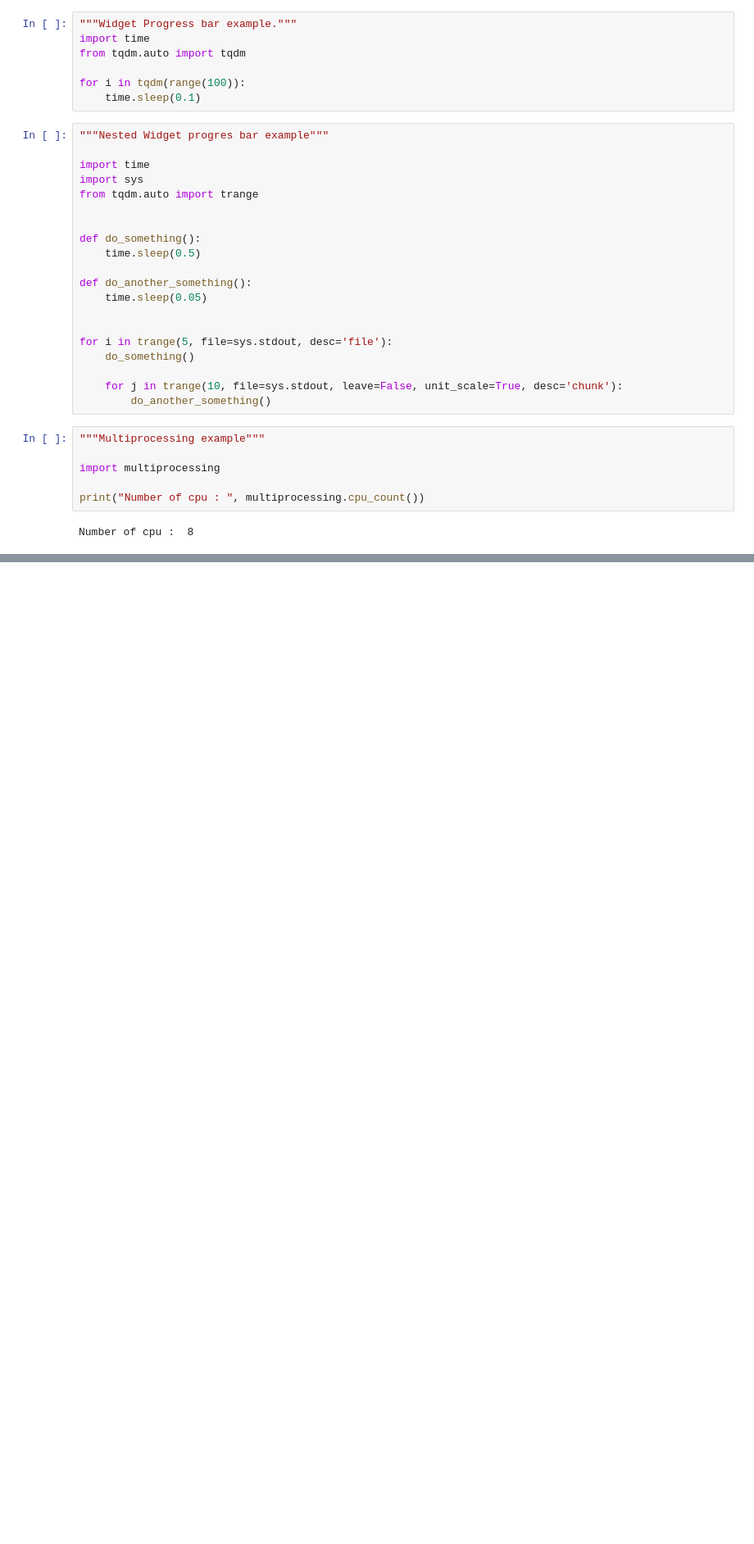
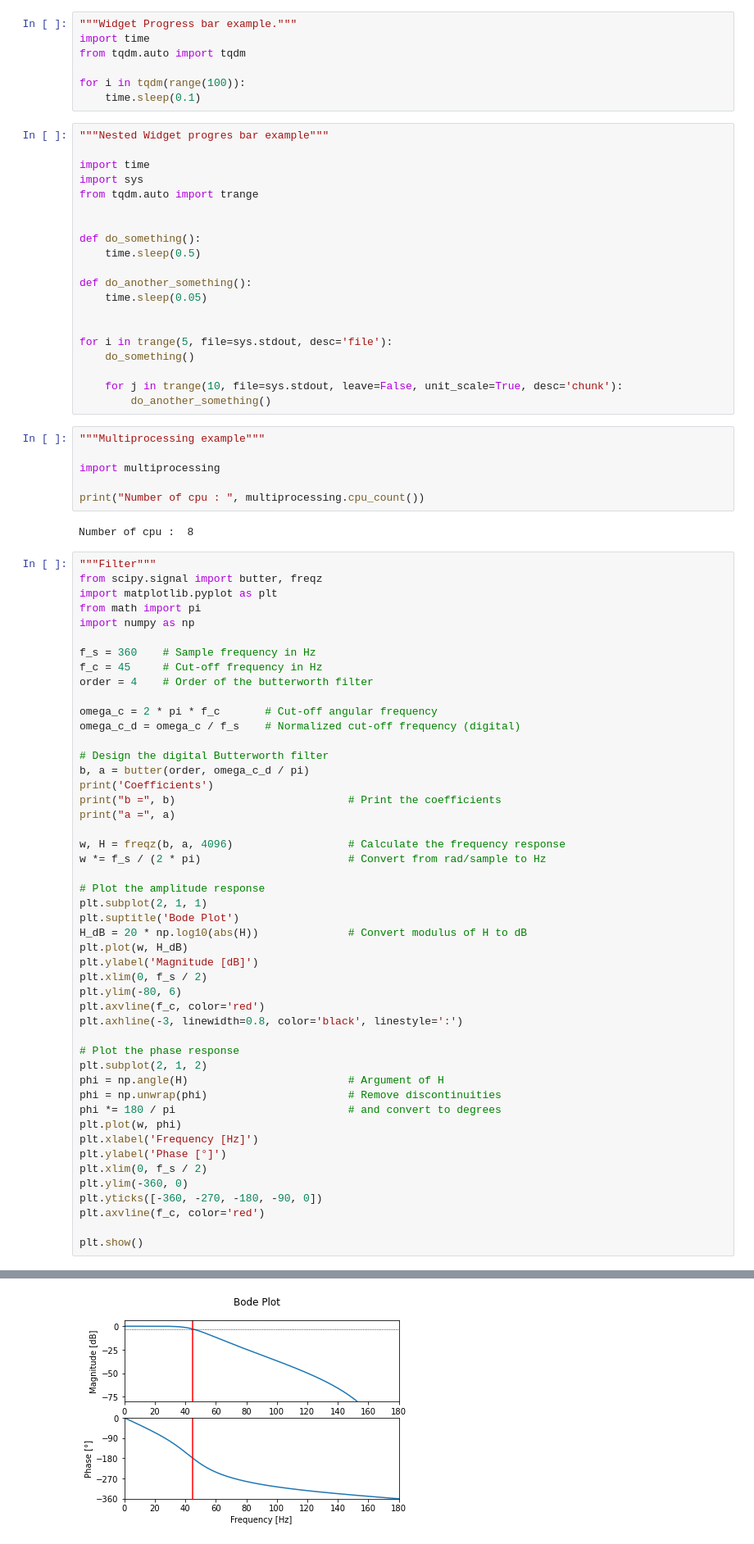
Before and after one commit to Sandjab/ShowBees, a Jupyter notebook: snippets.ipynb, the cells around one changed output, grey strips where cells are left out. Shown at 82% size. Saved outputs shown, nothing was run; the diff lists cells and outputs as text; blank space fills up the shorter version.

```diff
--- a/snippets.ipynb
+++ b/snippets.ipynb
@@ -54,3 +67,52 @@ import multiprocessing
 print("Number of cpu : ", multiprocessing.cpu_count())
 # %% [output]
 Number of cpu :  8
+# %%
+"""Filter"""
+from scipy.signal import butter, freqz
+import matplotlib.pyplot as plt
+from math import pi
+import numpy as np
+
+f_s = 360    # Sample frequency in Hz
+f_c = 45     # Cut-off frequency in Hz
+order = 4    # Order of the butterworth filter
+
+omega_c = 2 * pi * f_c       # Cut-off angular frequency
+omega_c_d = omega_c / f_s    # Normalized cut-off frequency (digital)
+
+# Design the digital Butterworth filter
+b, a = butter(order, omega_c_d / pi)
+print('Coefficients')
+print("b =", b)                           # Print the coefficients
+print("a =", a)
+
+w, H = freqz(b, a, 4096)                  # Calculate the frequency response
+w *= f_s / (2 * pi)                       # Convert from rad/sample to Hz
+
+# Plot the amplitude response
+plt.subplot(2, 1, 1)
+plt.suptitle('Bode Plot')
+H_dB = 20 * np.log10(abs(H))              # Convert modulus of H to dB
+plt.plot(w, H_dB)
+plt.ylabel('Magnitude [dB]')
+plt.xlim(0, f_s / 2)
+plt.ylim(-80, 6)
+plt.axvline(f_c, color='red')
+plt.axhline(-3, linewidth=0.8, color='black', linestyle=':')
+
+# Plot the phase response
+plt.subplot(2, 1, 2)
+phi = np.angle(H)                         # Argument of H
+phi = np.unwrap(phi)                      # Remove discontinuities
+phi *= 180 / pi                           # and convert to degrees
+plt.plot(w, phi)
+plt.xlabel('Frequency [Hz]')
+plt.ylabel('Phase [°]')
+plt.xlim(0, f_s / 2)
+plt.ylim(-360, 0)
+plt.yticks([-360, -270, -180, -90, 0])
+plt.axvline(f_c, color='red')
+
+plt.show()
+# %% [output]
@@ -56,0 +122 @@ Number of cpu :  8
+[figure, added]
```
Also changed, not shown: parts of 7 cells of this notebook, 2 other files.
